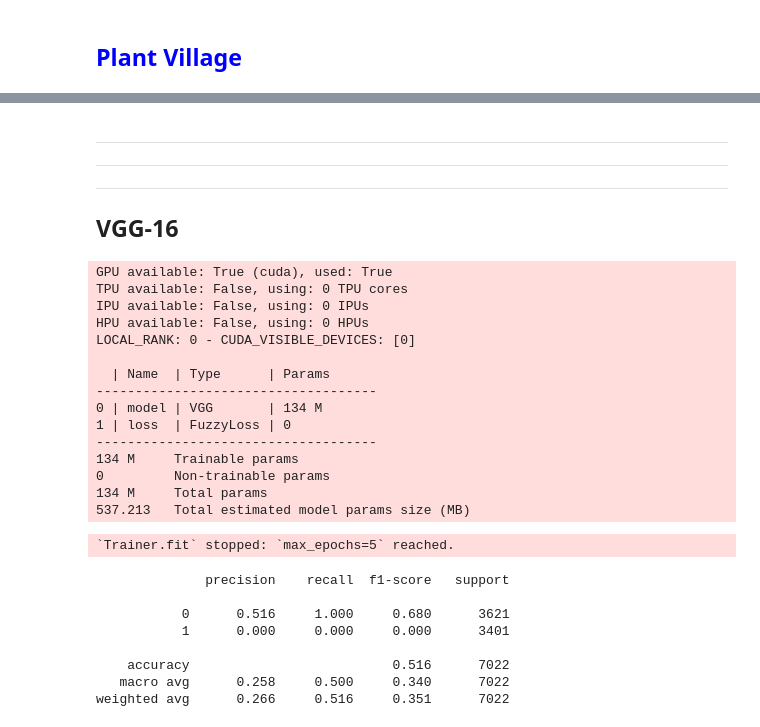
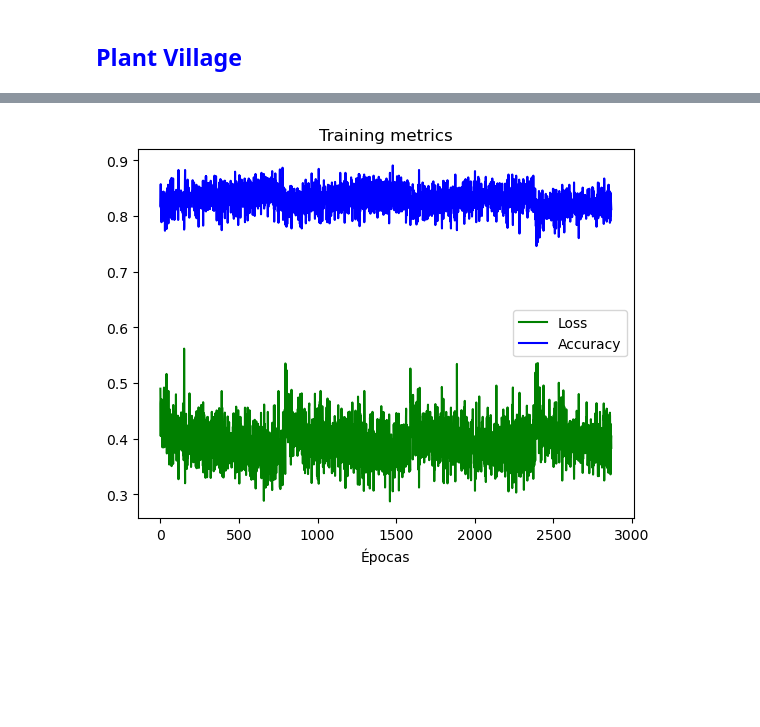
Before and after one commit to danibt656/final-thesis, a Jupyter notebook: src/FICAR.ipynb, the cells around one changed output, grey strips where cells are left out. Cells and saved outputs as stored; diff of their text form; code cells hidden in the pictures; blank space fills up the shorter version.

```diff
--- a/src/FICAR.ipynb
+++ b/src/FICAR.ipynb
@@ -486,6 +762,0 @@ plt.show()
-# %% [markdown]
-***
-***
-***
-
-##  VGG-16
@@ -513,21 +762,0 @@ class VGGCustom(pl.LightningModule):
-# %%
-model2 = VGGCustom(gamma=0., class_sizes=[1,1])
-trainer2 = pl.Trainer(gpus=1, max_epochs=5, devices=1, accelerator="gpu")
-trainer2.fit(model2, dataloaders['train'])
-# %% [output]
-GPU available: True (cuda), used: True
-TPU available: False, using: 0 TPU cores
-IPU available: False, using: 0 IPUs
-HPU available: False, using: 0 HPUs
-LOCAL_RANK: 0 - CUDA_VISIBLE_DEVICES: [0]
-
-  | Name  | Type      | Params
-------------------------------------
-0 | model | VGG       | 134 M
-1 | loss  | FuzzyLoss | 0
-------------------------------------
-134 M     Trainable params
-0         Non-trainable params
-134 M     Total params
-537.213   Total estimated model params size (MB)
-`Trainer.fit` stopped: `max_epochs=5` reached.
@@ -536,28 +763,15 @@ trainer2.save_checkpoint("saves/vgg16_utk_focalloss.pt")
-# %%
-def get_prediction(x, model: pl.LightningModule):
-    model.freeze() # prepares model for predicting
-    probabilities = torch.softmax(model(x), dim=1)
-    predicted_class = torch.argmax(probabilities, dim=1)
-    return predicted_class, probabilities
-
-inference_model = VGGCustom.load_from_checkpoint("saves/vgg16_utk_focalloss.pt", map_location="cuda", gamma=0., class_sizes=[1,1])
-
-from tqdm.autonotebook import tqdm
-true_y, pred_y = [], []
-for batch in tqdm(iter(dataloaders['val']), total=len(dataloaders['val'])):
-    x, y = batch
-    true_y.extend(y)
-    preds, probs = get_prediction(x, inference_model)
-    pred_y.extend(preds.cpu())
-
-from sklearn.metrics import classification_report
-print(classification_report(true_y, pred_y, digits=3))
-# %% [output]
-              precision    recall  f1-score   support
-
-           0      0.516     1.000     0.680      3621
-           1      0.000     0.000     0.000      3401
-
-    accuracy                          0.516      7022
-   macro avg      0.258     0.500     0.340      7022
-weighted avg      0.266     0.516     0.351      7022
+# %%
+# Plot mean loss
+x_axis = [i for i in range(2869)]
+
+splits=49
+plt.plot(x_axis, [sum(mean_losses[i:i + splits])/splits for i in range(0, len(mean_losses), splits)], 'g', label='Loss')
+plt.plot(x_axis, [sum(mean_acc[i:i + splits])/splits for i in range(0, len(mean_acc), splits)], 'b', label='Accuracy')
+# plt.plot(x_axis, [sum(mean_f1s[i:i + splits])/splits for i in range(0, len(mean_f1s), splits)], 'r', label='F1-score')
+plt.title('Training metrics')
+plt.xlabel('Épocas')
+# plt.ylabel('Loss media')
+plt.legend()
+plt.show()
+# %% [output]
+[figure, added]
```
Also changed, not shown: parts of 11 cells of this notebook, 4 other files.
